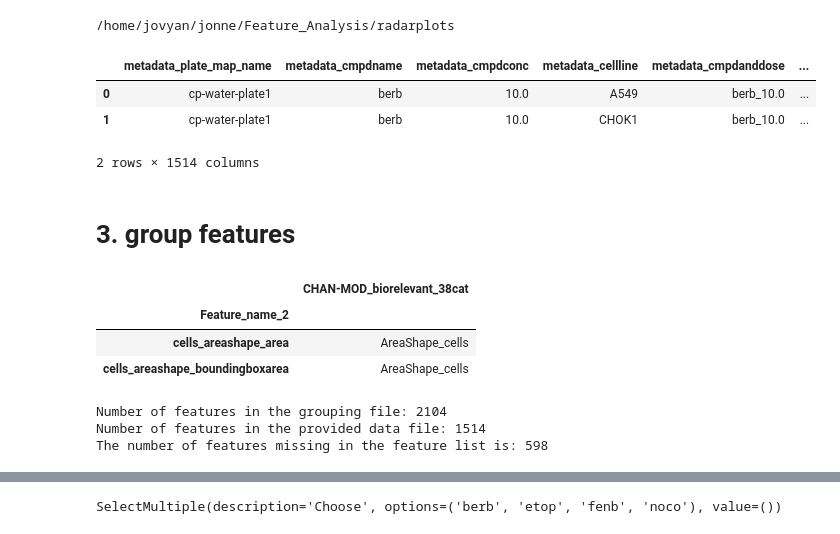
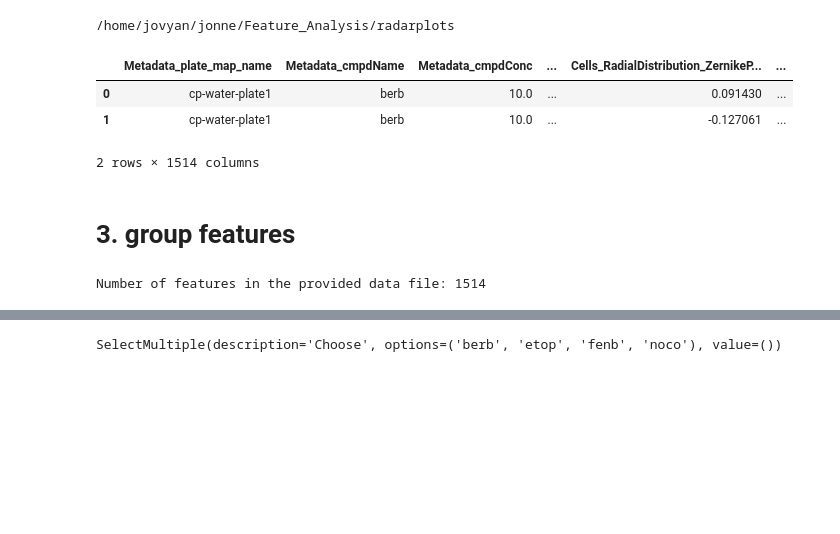
Before and after one commit to jonrie/radarplots, a Jupyter notebook: radarplots.ipynb, the cells around one changed output, grey strips where cells are left out. Drawn from its saved outputs; the diff is of its cells as text; code cells hidden in the pictures; blank space fills up the shorter version.

Commit message:
automated grouping of features and coloured labels

```diff
--- a/radarplots.ipynb
+++ b/radarplots.ipynb
@@ -26,5 +28,10 @@ import math
 
 %matplotlib inline
+# %%
+# display settings
+pd.set_option("max_colwidth", 60)
+pd.set_option("display.max_columns", 6)
+pd.set_option("display.max_rows", 10)
 # %%
 # format for saving images
 figformat = 'png'
@@ -43,22 +50,21 @@ OutputDir = "./radarplots/"
 if not os.path.exists(OutputDir):
     os.makedirs(OutputDir)
 # %%
-# Import feature data in csv format
+# Import feature data in csv format or parquet format
 
 input_file = "input/example_features.csv"
 
 file_extension = os.path.splitext(input_file)[1]
 if file_extension == '.csv':
     features_df = pd.read_csv(input_file)
 elif file_extension == '.parquet':
     features_df = pd.read_parquet(input_file)
 else:
     raise ValueError(f"Unsupported file format: {file_extension}")
 
-features_df.columns = features_df.columns.str.lower()
 features_df.head(2)
 # %% [output]
-|  | metadata_plate_map_name | metadata_cmpdname | metadata_cmpdconc | metadata_cellline | metadata_cmpdanddose | ... |
-| 0 | cp-water-plate1 | berb | 10.0 | A549 | berb_10.0 | ... |
-| 1 | cp-water-plate1 | berb | 10.0 | CHOK1 | berb_10.0 | ... |
+|  | Metadata_plate_map_name | Metadata_cmpdName | Metadata_cmpdConc | ... | Cells_RadialDistribution_ZernikeP... | ... |
+| 0 | cp-water-plate1 | berb | 10.0 | ... | 0.091430 | ... |
+| 1 | cp-water-plate1 | berb | 10.0 | ... | -0.127061 | ... |
 2 rows × 1514 columns
@@ -92,14 +71,4 @@ def dropdown(input_list, multiple=False):
 # %% [markdown]
 # **3. group features**
-# %%
-# Load grouping file
-grouping = pd.read_csv('input/CP_Features_grouping.csv', sep=',', index_col=1)
-grouping = grouping['CHAN-MOD_biorelevant_38cat'].to_frame()
-grouping.head(2)
-# %% [output]
-|  | CHAN-MOD_biorelevant_38cat |
-| Feature_name_2 |  |
-| cells_areashape_area | AreaShape_cells |
-| cells_areashape_boundingboxarea | AreaShape_cells |
 # %%
 # Remove non-data features from the list
@@ -108,15 +77,4 @@ ListOfMetadata = list(features_df.columns[features_df.columns.str.contains("meta
-# %%
-print("Number of features in the grouping file: {}".format(len(grouping)))
-print("Number of features in the provided data file: {}".format(len(features_df.columns)))
-
-missing_features = []
-
-for feature in grouping.index:
-    if feature not in features_df.columns:
-        missing_features.append(feature)
-
-print("The number of features missing in the feature list is: {}".format(len(missing_features)))
-# %% [output]
-Number of features in the grouping file: 2104
-Number of features in the provided data file: 1514
-The number of features missing in the feature list is: 598
+# %%
+print("Number of features in the provided data file: {}".format(len(features_df.columns)))
+# %% [output]
+Number of features in the provided data file: 1514
```
Also changed, not shown: parts of 27 cells of this notebook.
